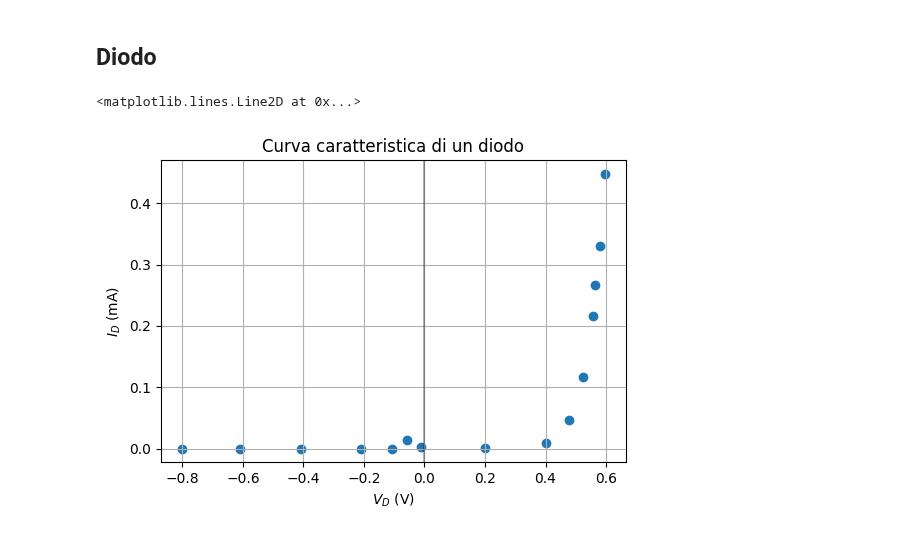
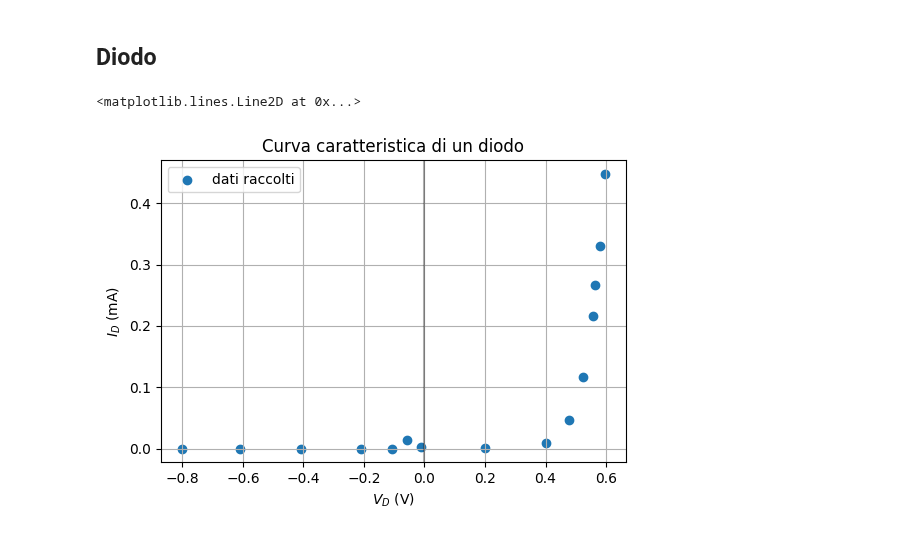
Before and after one commit to 1892051/LabSS, a Jupyter notebook: LabSS/esperienza_1/live.ipynb, the cells around one changed output. Saved outputs shown, nothing was run; the diff lists cells and outputs as text; code cells hidden in the pictures.

```diff
--- a/LabSS/esperienza_1/live.ipynb
+++ b/LabSS/esperienza_1/live.ipynb
@@ -70,14 +70,15 @@ V_r = np.array([0.12,5.73,31.5,79.4,147.3,225,304.5,181.6,2.2,9.7,0,0,0,0,0])*(1
 # %%
 I = (V_r/R_d)*1000
 # %%
-plt.scatter(V_D,I)
+plt.scatter(V_D,I, label="dati raccolti")
 
 
 plt.grid()
 plt.title("Curva caratteristica di un diodo")
 plt.ylabel("$I_D$ (mA)")
 plt.xlabel("$V_D$ (V)")
+plt.legend()
 plt.axvline(0,color="k", alpha=0.3)
 # %% [output]
 <matplotlib.lines.Line2D at 0x...>
-[figure, old version]
+[figure, new version]
```
Also changed, not shown: 3 other files.
